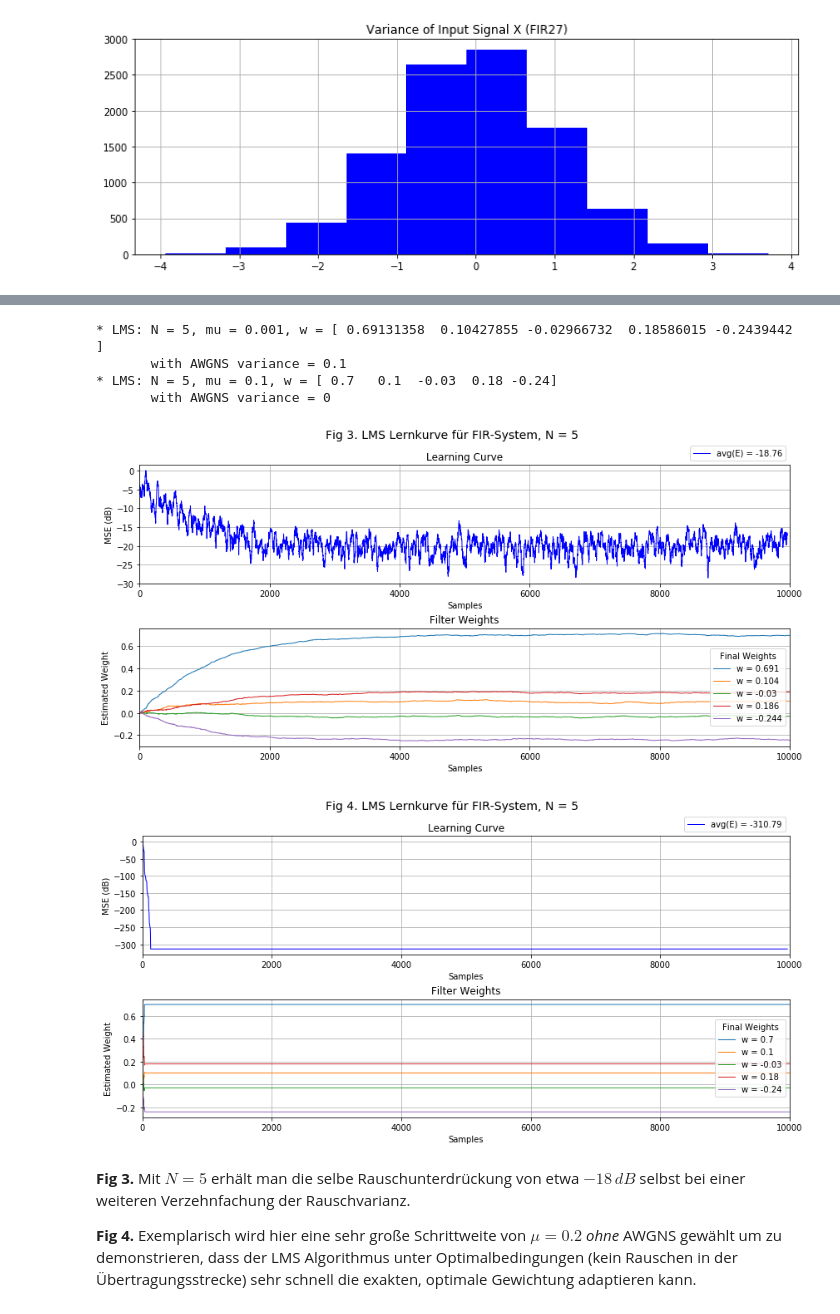
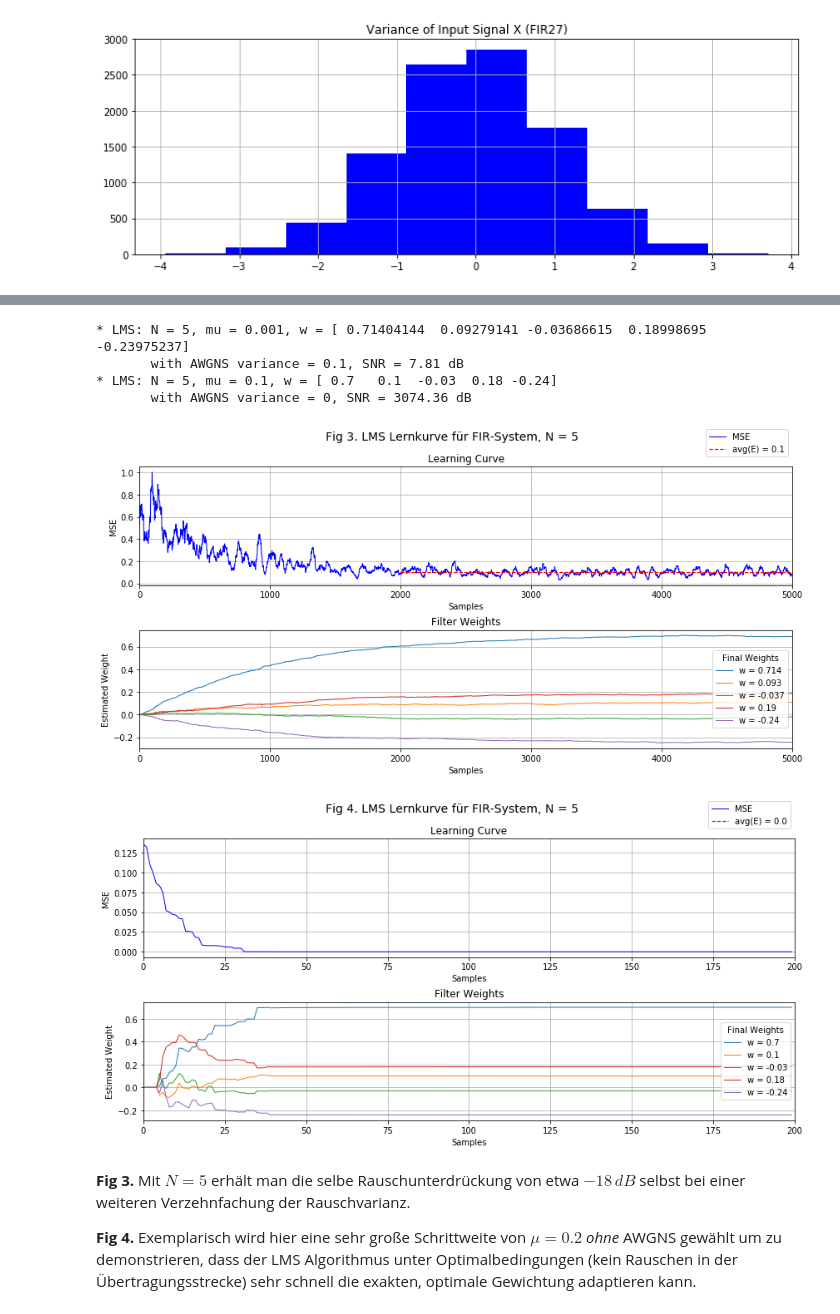
Before and after one commit to xhain/Systemidentifikation, a Jupyter notebook: python/Systemidentifikation.ipynb, the cells around one changed output, grey strips where cells are left out. Cells and saved outputs as stored; diff of their text form; code cells hidden in the pictures.

```diff
--- a/python/Systemidentifikation.ipynb
+++ b/python/Systemidentifikation.ipynb
@@ -72,13 +73,13 @@ Mit dem hinzufügen des AWGNS können wir die Stabilität des Filters gegenüber
 # var = 0.001, 0.1, 1, 10
 
 # Length of displayed plot
-plotLen = 10000
+plotLen = 5000
 FigNum = 0
 
 # N = 1
-N, mu, var = 1, 0.001, 0.001
-HfirDn = ts.addNoise(HfirD, var)
+N, mu, var = 1, 0.01, 0.001
+HfirDn, SNRdB = ts.addNoise(HfirD, var)
 E, W, w, Yd = algo.lmsAlg(N, mu, HfirX, HfirDn, np.zeros(N))
-ts.errorPlot(E, W, plotLen, 'Fig 1. LMS Lernkurve für FIR-System, N = '+str(N), style='log')
-print('       with AWGNS variance = '+str(var))
+ts.errorPlot(E, W, plotLen, 'Fig 1. LMS Lernkurve für FIR-System, N = '+str(N), style='lin')
+print('       with AWGNS variance = '+str(var)+', SNR = '+str(SNRdB)+' dB')
 # %% [output]
@@ -90,8 +93,8 @@ print('       with AWGNS variance = '+str(var))
 # %%
 # N = 2
 N, mu, var = 2, 0.001, 0.01
-HfirDn = ts.addNoise(HfirD, var)
+HfirDn, SNRdB = ts.addNoise(HfirD, var)
 E, W, w, Yd = algo.lmsAlg(N, mu, HfirX, HfirDn, np.zeros(N))
-ts.errorPlot(E, W, plotLen, 'Fig 2. LMS Lernkurve für FIR-System, N = '+str(N), style='log')
-print('       with AWGNS variance = '+str(var))
+ts.errorPlot(E, W, plotLen, 'Fig 2. LMS Lernkurve für FIR-System, N = '+str(N), style='lin')
+print('       with AWGNS variance = '+str(var)+', SNR = '+str(SNRdB)+' dB')
 # %% [output]
@@ -103,23 +106,23 @@ print('       with AWGNS variance = '+str(var))
 # %%
 # N = 5
 N, mu, var = 5, 0.001, 0.1
-HfirDn = ts.addNoise(HfirD, var)
+HfirDn, SNRdB = ts.addNoise(HfirD, var)
 E, W, w, Yd = algo.lmsAlg(N, mu, HfirX, HfirDn, np.zeros(N))
-ts.errorPlot(E, W, plotLen, 'Fig 3. LMS Lernkurve für FIR-System, N = '+str(N), style='log')
-print('       with AWGNS variance = '+str(var))
+ts.errorPlot(E, W, plotLen, 'Fig 3. LMS Lernkurve für FIR-System, N = '+str(N), style='lin')
+print('       with AWGNS variance = '+str(var)+', SNR = '+str(SNRdB)+' dB')
 
 N, mu, var = 5, 0.1, 0
-HfirDn = ts.addNoise(HfirD, var)
+HfirDn, SNRdB = ts.addNoise(HfirD, var)
 E, W, w, Yd = algo.lmsAlg(N, mu, HfirX, HfirDn, np.zeros(N))
-ts.errorPlot(E, W, plotLen, 'Fig 4. LMS Lernkurve für FIR-System, N = '+str(N), style='log')
-print('       with AWGNS variance = '+str(var))
+ts.errorPlot(E, W, 200, 'Fig 4. LMS Lernkurve für FIR-System, N = '+str(N), style='lin')
+print('       with AWGNS variance = '+str(var)+', SNR = '+str(SNRdB)+' dB')
 # %% [output]
-* LMS: N = 5, mu = 0.001, w = [ 0.69131358  0.10427855 -0.02966732  0.18586015 -0.2439442 ]
-       with AWGNS variance = 0.1
+* LMS: N = 5, mu = 0.001, w = [ 0.71404144  0.09279141 -0.03686615  0.18998695 -0.23975237]
+       with AWGNS variance = 0.1, SNR = 7.81 dB
 * LMS: N = 5, mu = 0.1, w = [ 0.7   0.1  -0.03  0.18 -0.24]
-       with AWGNS variance = 0
+       with AWGNS variance = 0, SNR = 3074.36 dB
-[figure, old version]
+[figure, new version]
-[figure, old version]
+[figure, new version]
 # %% [markdown]
 **Fig 3.** Mit $N = 5$ erhält man die selbe Rauschunterdrückung von etwa $-18 \,dB$ selbst bei einer weiteren Verzehnfachung der Rauschvarianz.
 
```
Also changed, not shown: parts of 6 cells of this notebook, 2 other files.
